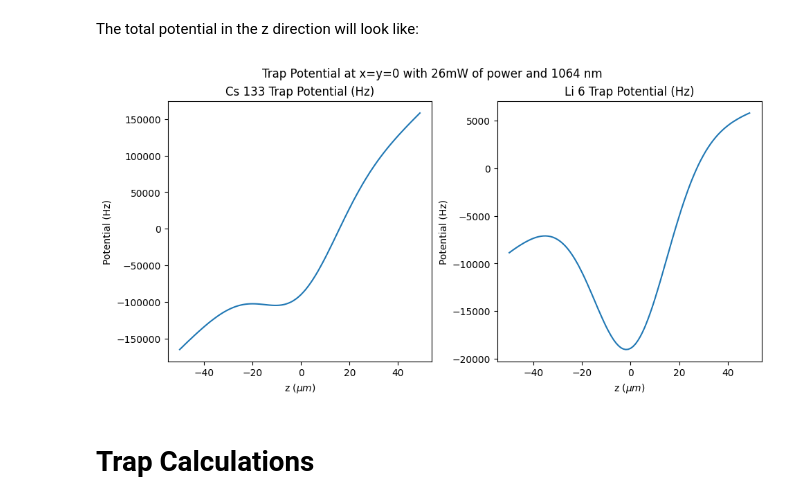
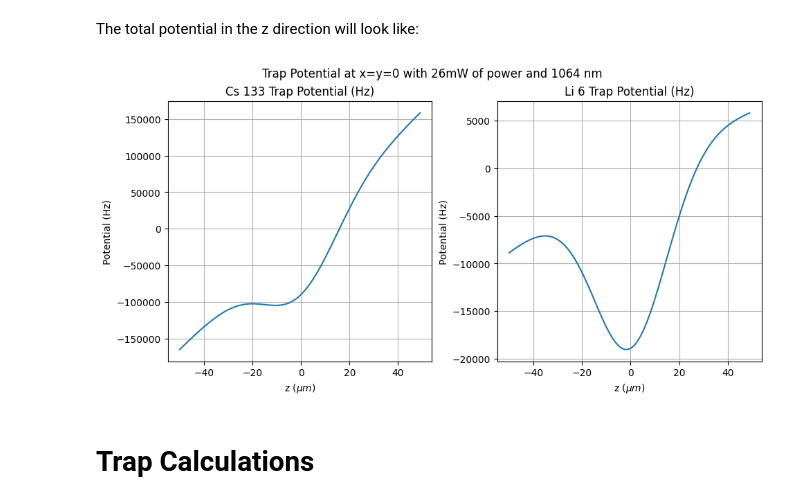
Before and after one commit to Mouhamedm17/DipoleTrappingCalculations, a Jupyter notebook: 1064Trap.ipynb, the cells around one changed output. Saved outputs shown, nothing was run; the diff lists cells and outputs as text; code cells hidden in the pictures.

```diff
--- a/1064Trap.ipynb
+++ b/1064Trap.ipynb
@@ -480,34 +480,36 @@ def graph_total_potential():
     li_b_potential_params = (Li6.GS.g_j)
     li_grav_potential_params = (Li6.mass)
 
     #trap potential params
     cs_trap_params = (cs_dipole_potential_params, cs_b_potential_params, cs_grav_potential_params)
     li_trap_params = (li_dipole_potential_params, li_b_potential_params, li_grav_potential_params)
 
     #generate coordinates and figure
     x = np.arange(-100, 100)
     y = np.arange(-100, 100)
     z = np.arange(-50,50)
 
     fig = plt.figure(layout = 'constrained', figsize=plt.figaspect(0.5))
     fig.suptitle("Trap Potential at x=y=0 with 26mW of power and 1064 nm")
 
     #get total potentials
     cs_potential = total_potential([0,0,z], cs_trap_params)
     li_potential = total_potential([0,0,z], li_trap_params)
 
     ax1 = fig.add_subplot(1,2,1)
     ax1.plot(z, cs_potential)
     ax1.set(xlabel=r'z ($\mu m$)', ylabel=r'Potential (Hz)', title="Cs 133 Trap Potential (Hz)")
+    ax1.grid(True)
 
     ax2 = fig.add_subplot(1,2,2)
     ax2.plot(z, li_potential)
     ax2.set(xlabel=r'z ($\mu m$)', ylabel=r'Potential (Hz)', title="Li 6 Trap Potential (Hz)")
+    ax2.grid(True)
 
 graph_total_potential()
 plt.show()
 # %% [output]
-[figure, old version]
+[figure, new version]
 # %% [markdown]
 # Trap Calculations
 # %% [markdown]
```
Also changed, not shown: parts of 5 cells of this notebook.
